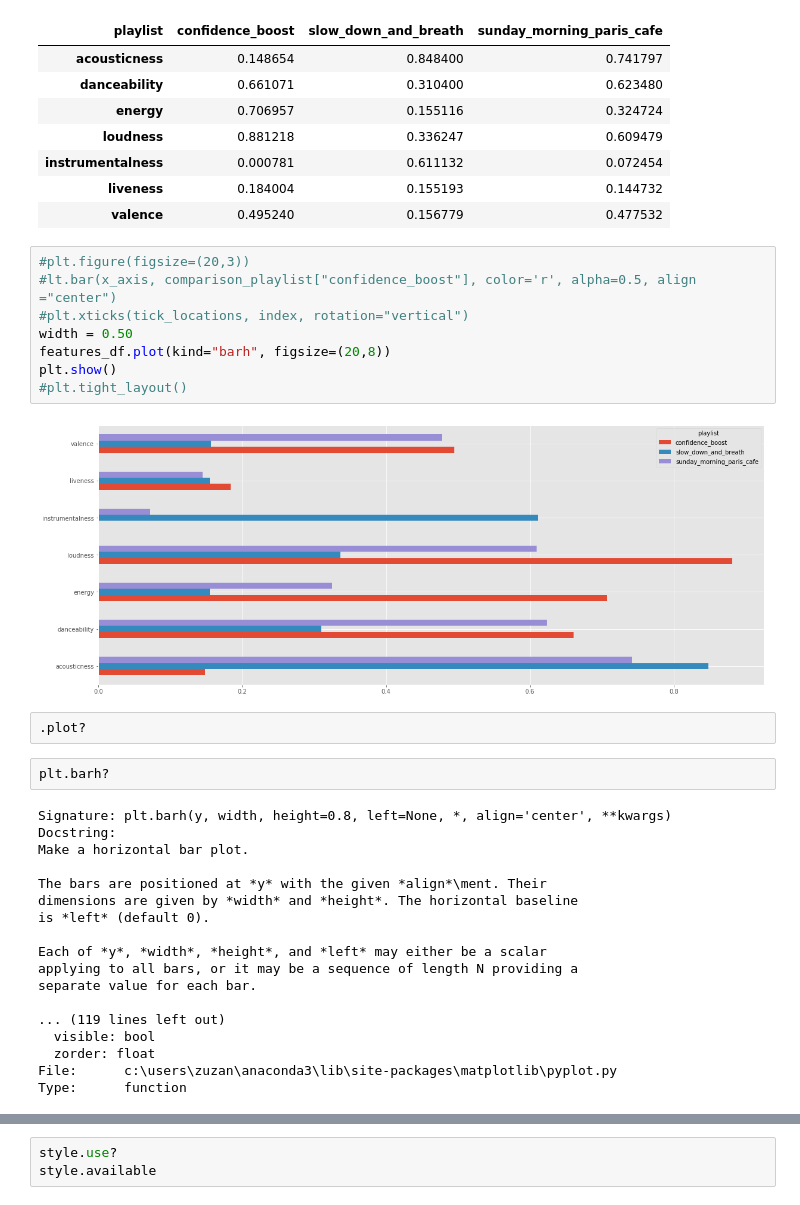
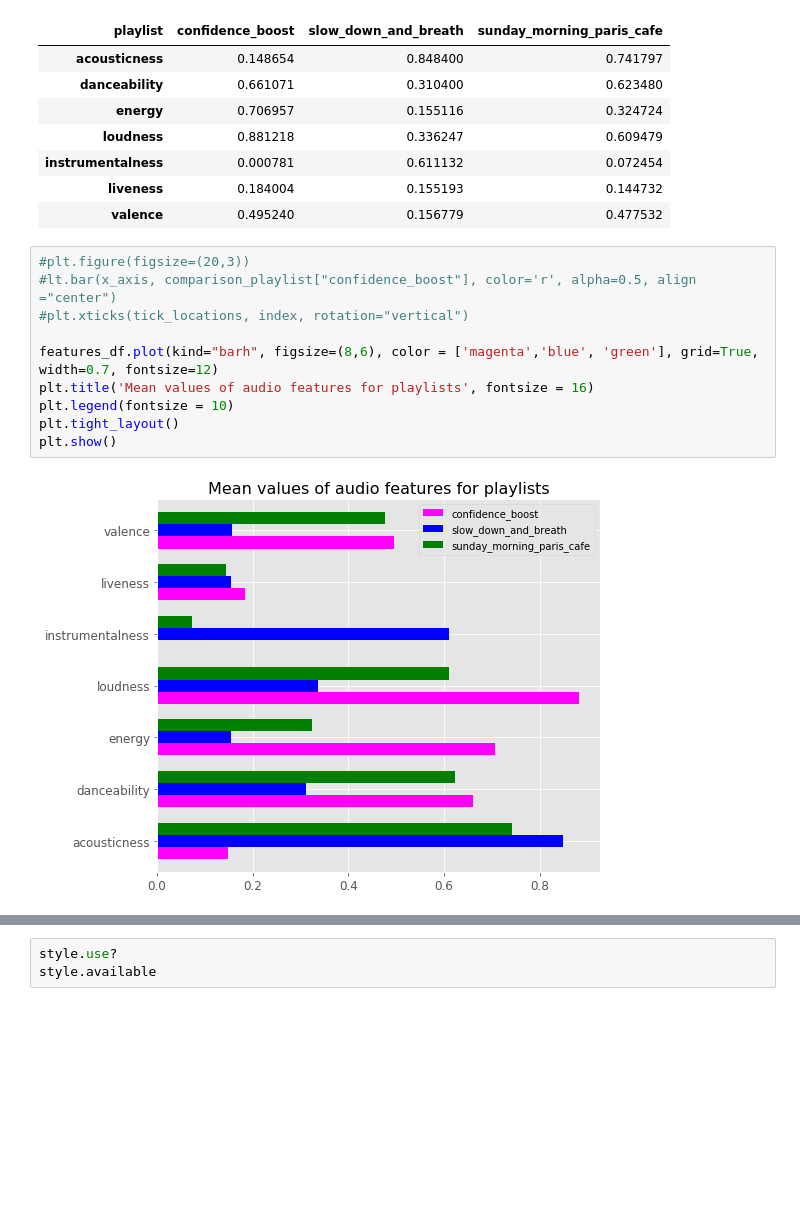
Before and after one commit to zsvorenova/Group_Three, a Jupyter notebook: zuzana_API_test.ipynb, the cells around one changed output, grey strips where cells are left out. Drawn from its saved outputs; the diff is of its cells as text; blank space fills up the shorter version.

Commit message:
finalize plots ttest for my playlist

```diff
--- a/zuzana_API_test.ipynb
+++ b/zuzana_API_test.ipynb
@@ -273,35 +303,15 @@ features_df
 # %%
 #plt.figure(figsize=(20,3))
 #lt.bar(x_axis, comparison_playlist["confidence_boost"], color='r', alpha=0.5, align ="center")
 #plt.xticks(tick_locations, index, rotation="vertical")
-width = 0.50
-features_df.plot(kind="barh", figsize=(20,8))
+
+features_df.plot(kind="barh", figsize=(8,6), color = ['magenta','blue', 'green'], grid=True, width=0.7, fontsize=12)
+plt.title('Mean values of audio features for playlists', fontsize = 16)
+plt.legend(fontsize = 10)
+plt.tight_layout()
 plt.show()
-#plt.tight_layout()
 # %% [output]
-[figure, old version]
+[figure, new version]
-# %% [raw]
-.plot?
-# %%
-plt.barh?
-# %% [output]
-Signature: plt.barh(y, width, height=0.8, left=None, *, align='center', **kwargs)
-Docstring:
-Make a horizontal bar plot.
-
-The bars are positioned at *y* with the given *align*\ment. Their
-dimensions are given by *width* and *height*. The horizontal baseline
-is *left* (default 0).
-
-Each of *y*, *width*, *height*, and *left* may either be a scalar
-applying to all bars, or it may be a sequence of length N providing a
-separate value for each bar.
-
-... (119 lines left out)
-  visible: bool
-  zorder: float
-File:      c:\users\zuzan\anaconda3\lib\site-packages\matplotlib\pyplot.py
-Type:      function
 # %%
 y_axis = np.arange(len(features_df))
 
```
Also changed, not shown: parts of 19 cells of this notebook.
